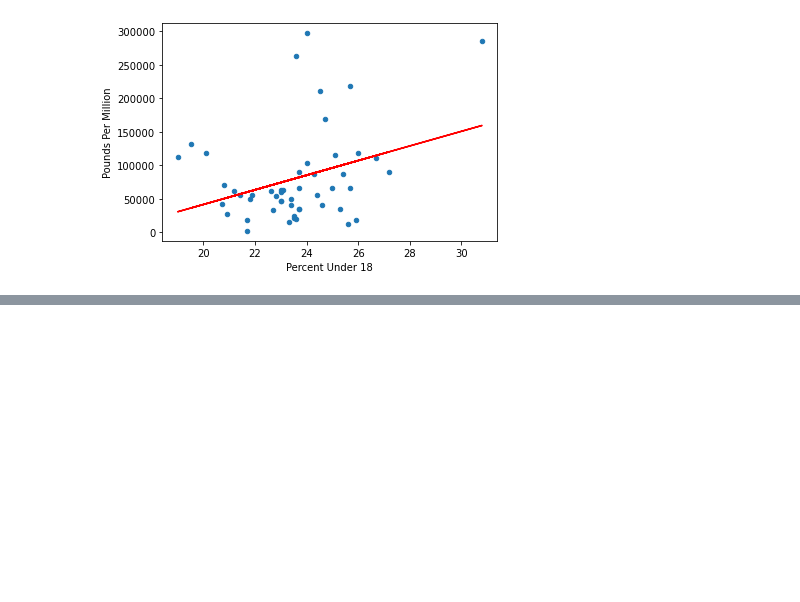
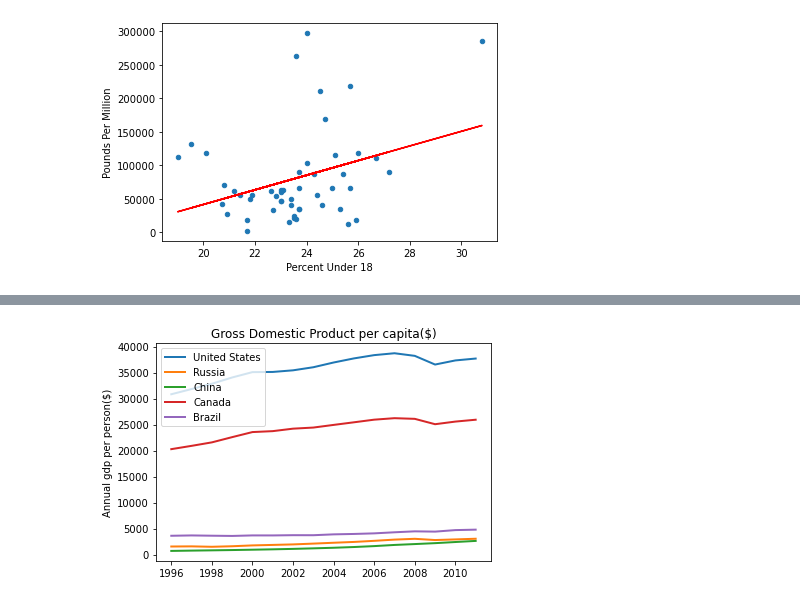
Before and after one commit to slobanwala1/candyology, a Jupyter notebook: candyology.ipynb, the cells around one changed output, grey strips where cells are left out. Drawn from its saved outputs; the diff is of its cells as text; code cells hidden in the pictures; blank space fills up the shorter version.

```diff
--- a/candyology.ipynb
+++ b/candyology.ipynb
@@ -806,0 +1068,10 @@ plt.plot(x_values,regress_values,"r-")
+# %%
+country_gdp_copy = country_gdp_cleaned
+gdp_lineg = country_gdp_copy.plot.line(y = ["United States", "Russia", "China", "Canada", "Brazil"], title="Gross Domestic Product per capita($)", linewidth=2.0)
+gdp_lineg.set_ylabel('Annual gdp per person($)')
+
+fig = gdp_lineg.get_figure()
+
+fig.savefig('Images/GDPGraph.png')
+# %% [output]
+[figure, added]
```
Also changed, not shown: parts of 17 cells of this notebook, 11 other files.
